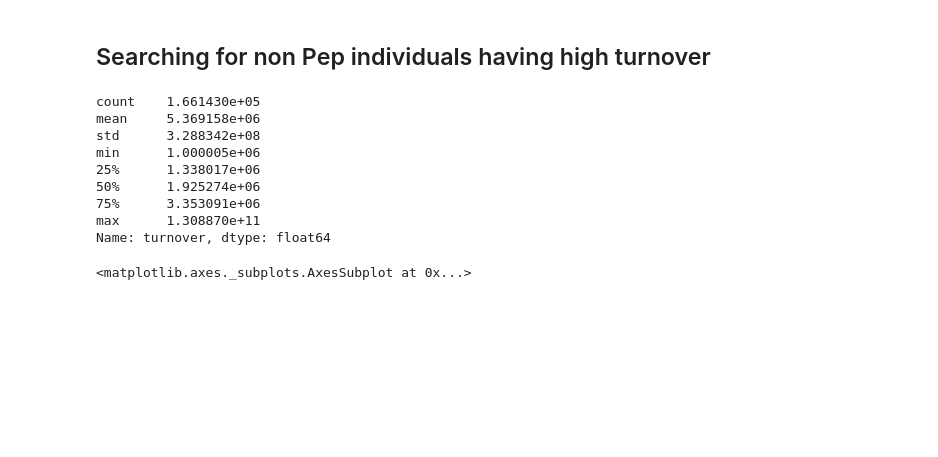
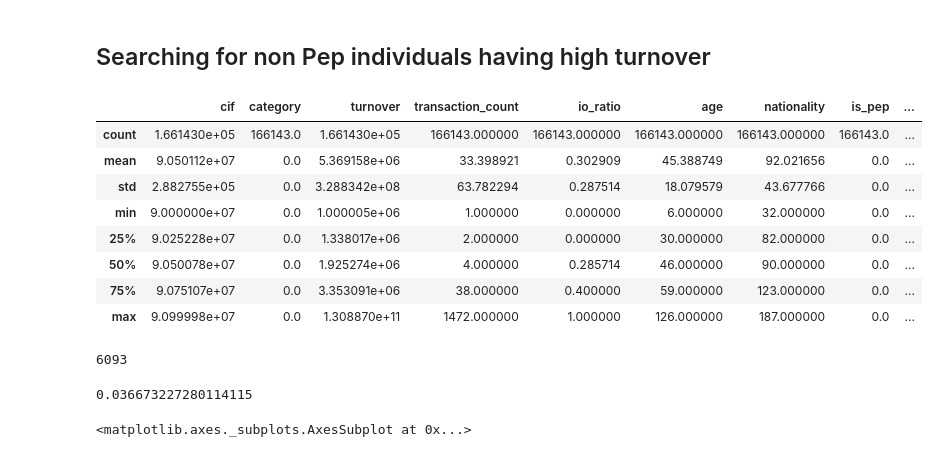
Before and after one commit to Lamiaka/hack-n-lead-2019, a Jupyter notebook: Exploration/Exploration_LK.ipynb, the cells around one changed output. Drawn from its saved outputs; the diff is of its cells as text; code cells hidden in the pictures; blank space fills up the shorter version.

```diff
--- a/Exploration/Exploration_LK.ipynb
+++ b/Exploration/Exploration_LK.ipynb
@@ -7,4 +7,5 @@ import seaborn as sns
 import os
 # %%
 datafile = os.path.join(os.path.dirname(os.getcwd()),'Data')
-data = pd.read_csv(datafile+'/large.csv')
+dataNotLabelled = pd.read_csv(datafile+'/large.csv')
+jeopardy = pd.read_csv(datafile+'/jeopardy.csv')
@@ -22,3 +18,5 @@ data.head()
+# %%
+data = pd.merge(dataNotLabelled,jeopardy, how='left',on = 'cif')
 # %%
 data.describe()
 # %% [output]
@@ -208,17 +210,28 @@ data[(data['is_pep'] == 0)  & (data.category == 0) & (data.turnover < 1000000)].
 # %%
 CEO = data[(data['is_pep'] == 0)  & (data.category == 0) & (data.turnover > 1000000)]
 # %%
-CEO.turnover.describe()
+CEO.describe()
 # %% [output]
-count    1.661430e+05
-mean     5.369158e+06
-std      3.288342e+08
-min      1.000005e+06
-25%      1.338017e+06
-50%      1.925274e+06
-75%      3.353091e+06
-max      1.308870e+11
-Name: turnover, dtype: float64
+|  | cif | category | turnover | transaction_count | io_ratio | age | nationality | is_pep | ... |
+| count | 1.661430e+05 | 166143.0 | 1.661430e+05 | 166143.000000 | 166143.000000 | 166143.000000 | 166143.000000 | 166143.0 | ... |
+| mean | 9.050112e+07 | 0.0 | 5.369158e+06 | 33.398921 | 0.302909 | 45.388749 | 92.021656 | 0.0 | ... |
+| std | 2.882755e+05 | 0.0 | 3.288342e+08 | 63.782294 | 0.287514 | 18.079579 | 43.677766 | 0.0 | ... |
+| min | 9.000000e+07 | 0.0 | 1.000005e+06 | 1.000000 | 0.000000 | 6.000000 | 32.000000 | 0.0 | ... |
+| 25% | 9.025228e+07 | 0.0 | 1.338017e+06 | 2.000000 | 0.000000 | 30.000000 | 82.000000 | 0.0 | ... |
+| 50% | 9.050078e+07 | 0.0 | 1.925274e+06 | 4.000000 | 0.285714 | 46.000000 | 90.000000 | 0.0 | ... |
+| 75% | 9.075107e+07 | 0.0 | 3.353091e+06 | 38.000000 | 0.400000 | 59.000000 | 123.000000 | 0.0 | ... |
+| max | 9.099998e+07 | 0.0 | 1.308870e+11 | 1472.000000 | 1.000000 | 126.000000 | 187.000000 | 0.0 | ... |
+# %%
+CEOsuspicious = CEO[CEO.suspicious == 1].cif.count()
+CEOsuspicious
+# %% [output]
+6093
+# %%
+CEOcount = CEO.cif.count()
+
+CEOsuspicious/CEOcount
+# %% [output]
+0.036673227280114115
 # %%
 CEO.age.hist()
 # %% [output]
```
Also changed, not shown: parts of 14 cells of this notebook.
